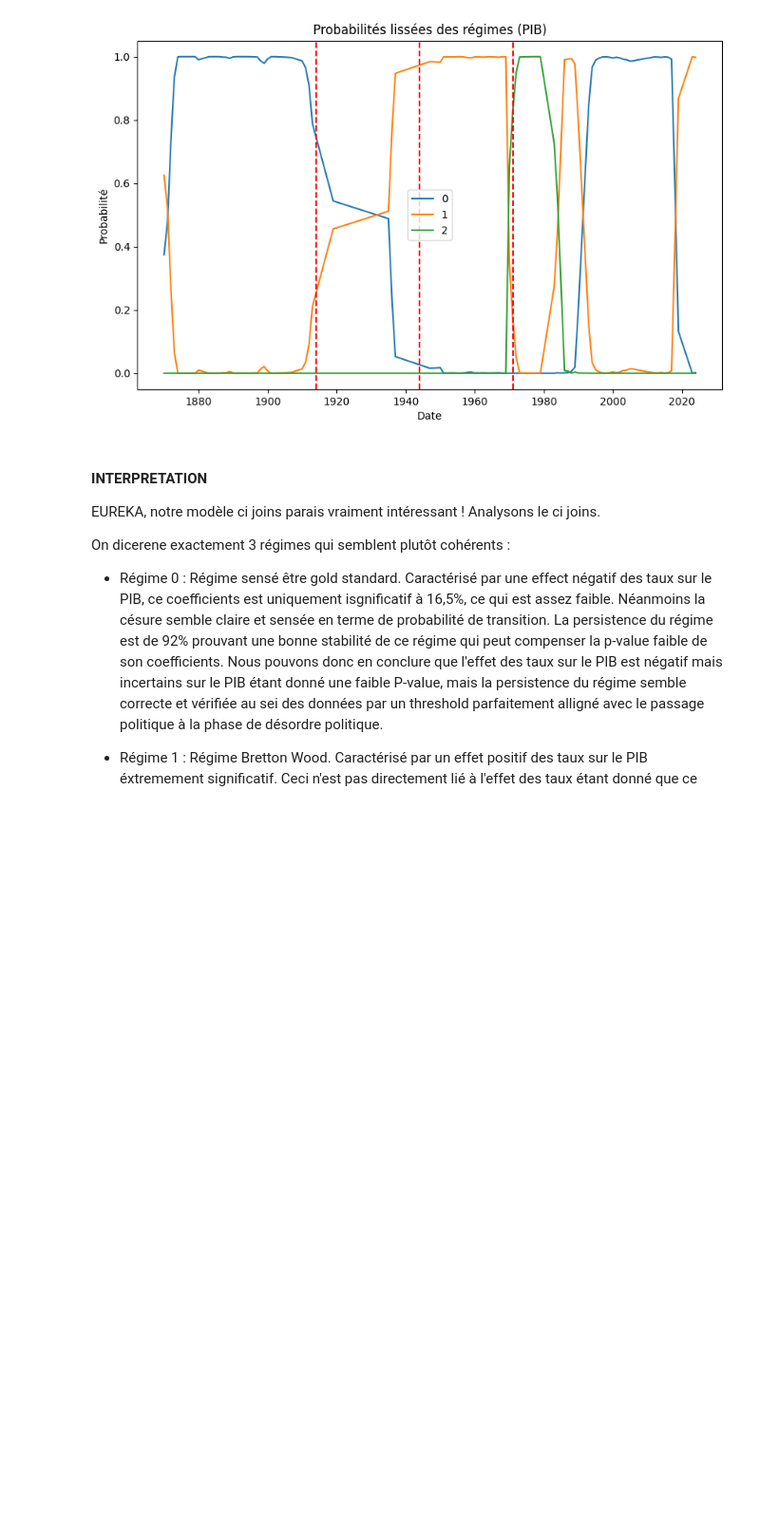
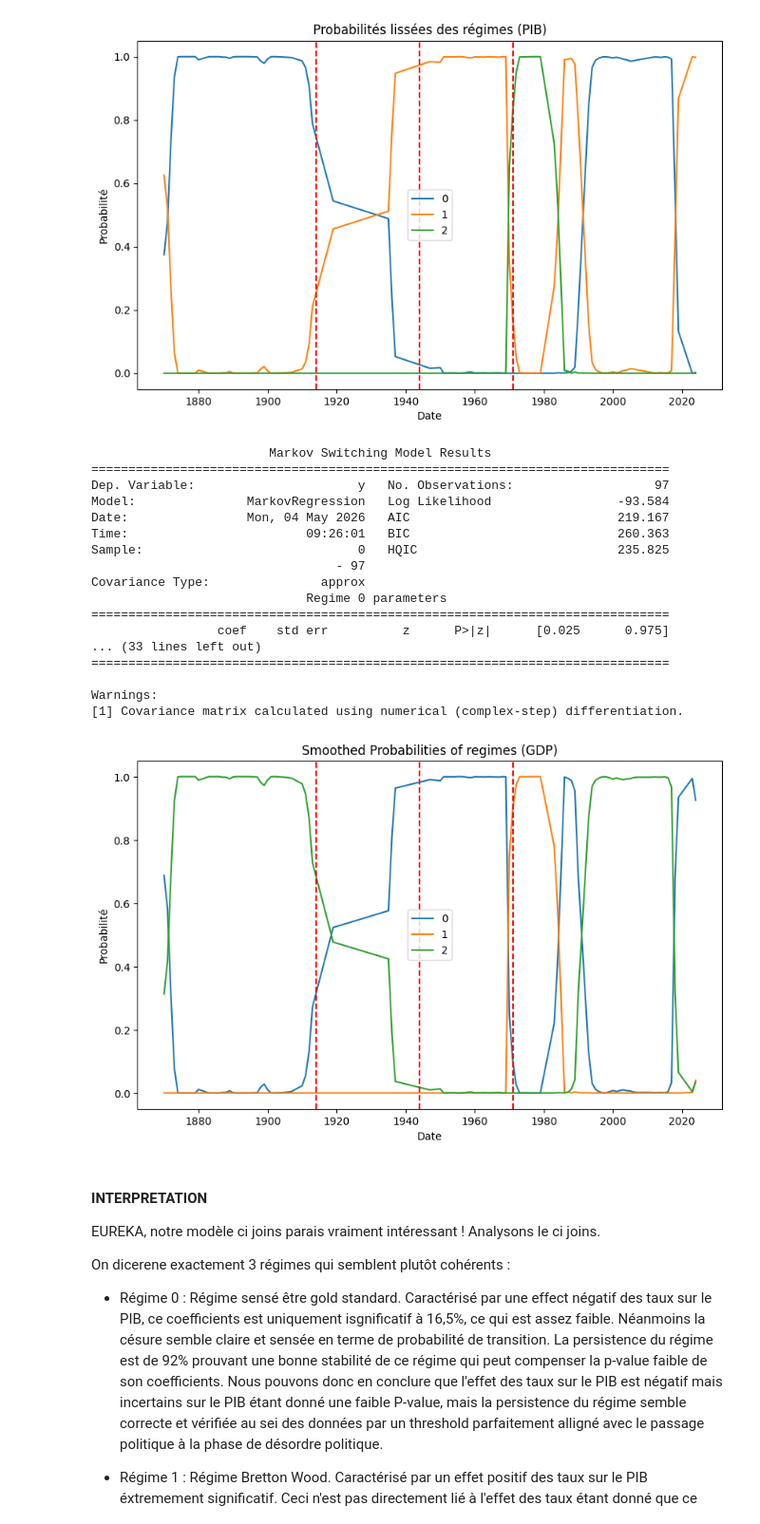
Before and after one commit to TimmGRT/Monetary-Policy-UK-1870-2025, a Jupyter notebook: CODE_ZONE/timeo_code/code_markov_final.ipynb, the cells around one changed output. Shown at 95% size. Cells and saved outputs as stored; diff of their text form; code cells hidden in the pictures; blank space fills up the shorter version.

Commit message:
adaptation modele GDP 2

```diff
--- a/CODE_ZONE/timeo_code/code_markov_final.ipynb
+++ b/CODE_ZONE/timeo_code/code_markov_final.ipynb
@@ -485,6 +485,69 @@ Covariance Type:               approx
 Warnings:
 [1] Covariance matrix calculated using numerical (complex-step) differentiation.
 [figure]
+# %%
+# 1. Sélection et nettoyage
+import numpy as np
+np.random.seed(1234)
+
+# On prend le PIB, le taux, et on ajoute un LAG sur le taux (effet retardé)
+df_pib_2 = data_detrended[['year', 'gdp_nominal_stat', 'taux_directeur', 'gdp_cycle']].copy()
+df_pib_2['taux_lag_2'] = df_pib_2['taux_directeur'].shift(6)
+df_pib_2 = df_pib_2.dropna()
+df_pib_2 = df_pib_2.set_index('year')
+
+# 2. Filtrage des années aberrantes (Guerres + 2020)
+# Les guerres mondiales créent des régimes "fantômes" qui polluent tout
+
+years_to_exclude = [1914, 1915, 1916, 1917, 1918, 1939, 1940, 1941, 1942, 1943, 1944, 1945, 2020, 2021]
+years_to_keep = [a for a in range(1863, 2025) if a not in years_to_exclude]
+df_pib_2 = df_pib_2[df_pib_2.index.isin(years_to_keep)]
+
+# 3. Standardisation (Z-score)
+scaler = StandardScaler()
+df_pib_2[['y', 'x', 'z']] = scaler.fit_transform(df_pib_2[['gdp_nominal_stat', 'taux_lag_2', 'gdp_cycle']])
+
+# Modélisation et plotting
+
+model_pib = sm.tsa.MarkovRegression(
+    df_pib_2['y'],
+    k_regimes=3,
+    exog=df_pib_2[['x', 'z']],
+    switching_variance=False
+)
+
+# On lance le fit avec beaucoup d'essais pour éviter les optima locaux
+res_pib_2 = model_pib.fit(search_reps=10000)
+
+print(res_pib_2.summary())
+
+res_pib_2.smoothed_marginal_probabilities.plot(figsize=(10,6))
+plt.title("Smoothed Probabilities of regimes (GDP)")
+plt.axvline(x=1914, color='red', linestyle='--', label='Seuil')
+plt.axvline(x=1944, color='red', linestyle='--', label='Seuil')
+plt.axvline(x=1971, color='red', linestyle='--', label='Seuil')
+plt.xlabel("Date")
+plt.ylabel("Probabilité")
+plt.show()
+# %% [output]
+                        Markov Switching Model Results
+==============================================================================
+Dep. Variable:                      y   No. Observations:                   97
+Model:               MarkovRegression   Log Likelihood                 -93.584
+Date:                Mon, 04 May 2026   AIC                            219.167
+Time:                        09:26:01   BIC                            260.363
+Sample:                             0   HQIC                           235.825
+                                 - 97
+Covariance Type:               approx
+                             Regime 0 parameters
+==============================================================================
+                 coef    std err          z      P>|z|      [0.025      0.975]
+... (33 lines left out)
+==============================================================================
+
+Warnings:
+[1] Covariance matrix calculated using numerical (complex-step) differentiation.
+[figure, added]
 # %% [markdown]
 #### **INTERPRETATION**
 
```
Also changed, not shown: parts of 1 cell of this notebook, 2 other files.
